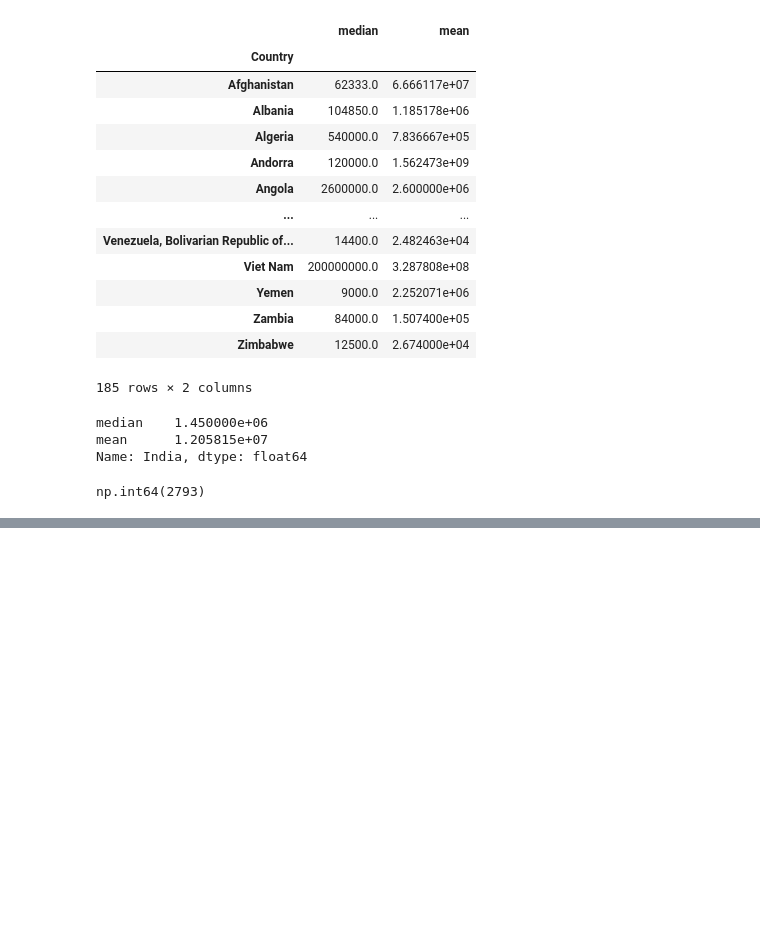
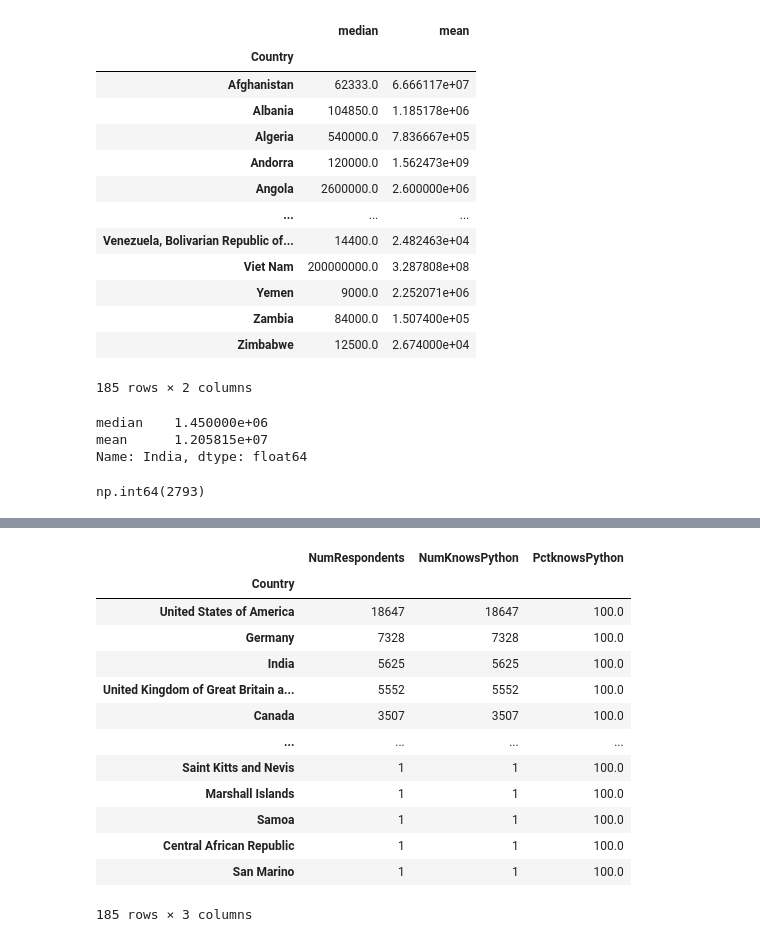
Before and after one commit to Bharatsinghthakur/Python-revision, a Jupyter notebook: pandas/Grouping&Aggregation/Grouping&aggregation.ipynb, the cells around one changed output, grey strips where cells are left out. Saved outputs shown, nothing was run; the diff lists cells and outputs as text; code cells hidden in the pictures; blank space fills up the shorter version.

```diff
--- a/pandas/Grouping&Aggregation/Grouping&aggregation.ipynb
+++ b/pandas/Grouping&Aggregation/Grouping&aggregation.ipynb
@@ -296,0 +307,3 @@ np.int64(2793)
+# %%
+country_respondent = df['Country'].value_counts()
+country_respondent
@@ -296,0 +324,3 @@ np.int64(2793)
+# %%
+country_uses_python = country_grp['LanguageHaveWorkedWith'].apply(lambda x : x.str.contains('Python').count())
+country_uses_python
@@ -296,0 +341,21 @@ np.int64(2793)
+# %%
+python_df = pd.concat([country_respondent,country_uses_python],axis='columns',sort=False)
+python_df.rename(columns={'count':'NumRespondents','LanguageHaveWorkedWith':'NumKnowsPython'},inplace=True)
+# %%
+python_df['PctknowsPython'] = (python_df['NumKnowsPython']/python_df['NumRespondents']) * 100
+python_df
+# %% [output]
+|  | NumRespondents | NumKnowsPython | PctknowsPython |
+| Country |  |  |  |
+| United States of America | 18647 | 18647 | 100.0 |
+| Germany | 7328 | 7328 | 100.0 |
+| India | 5625 | 5625 | 100.0 |
+| United Kingdom of Great Britain a... | 5552 | 5552 | 100.0 |
+| Canada | 3507 | 3507 | 100.0 |
+| ... | ... | ... | ... |
+| Saint Kitts and Nevis | 1 | 1 | 100.0 |
+| Marshall Islands | 1 | 1 | 100.0 |
+| Samoa | 1 | 1 | 100.0 |
+| Central African Republic | 1 | 1 | 100.0 |
+| San Marino | 1 | 1 | 100.0 |
+185 rows × 3 columns
```
Also changed, not shown: parts of 6 cells of this notebook.
